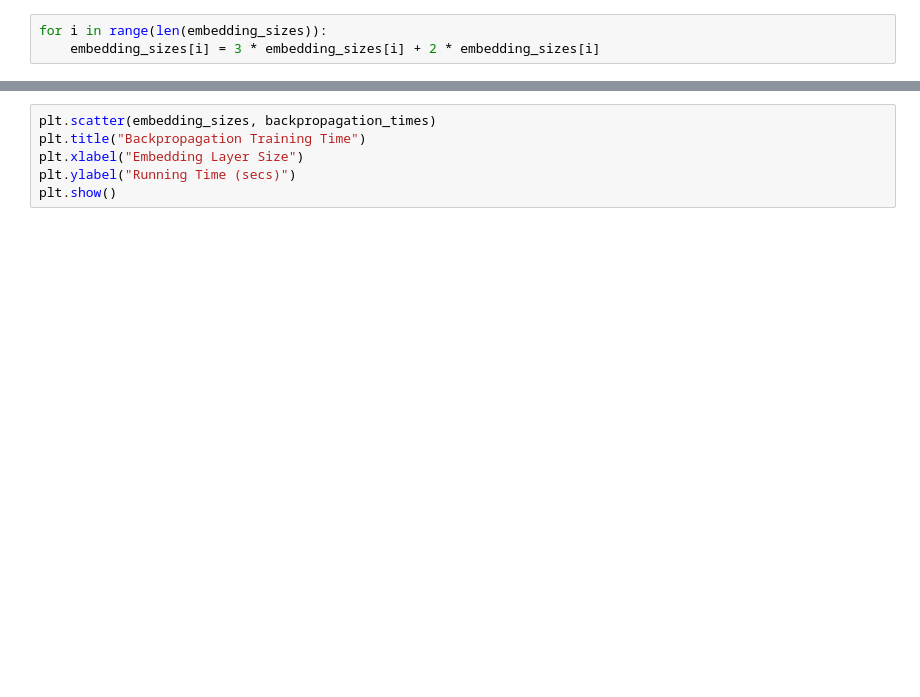
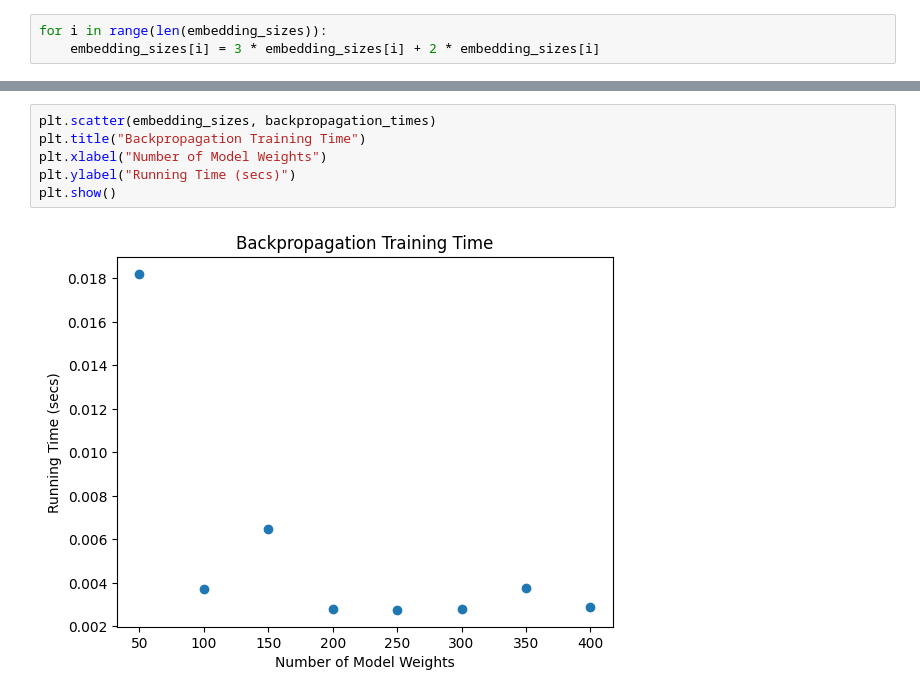
Before and after one commit to charles-ison/smt_solvers_for_neural_network_training, a Jupyter notebook: training.ipynb, the cells around one changed output, grey strips where cells are left out. Saved outputs shown, nothing was run; the diff lists cells and outputs as text; blank space fills up the shorter version.

```diff
--- a/training.ipynb
+++ b/training.ipynb
@@ -241,6 +243,8 @@ plt.show()
 # %%
 plt.scatter(embedding_sizes, backpropagation_times)
 plt.title("Backpropagation Training Time")
-plt.xlabel("Embedding Layer Size")
+plt.xlabel("Number of Model Weights")
 plt.ylabel("Running Time (secs)")
 plt.show()
+# %% [output]
+[figure, added]
```
Also changed, not shown: parts of 7 cells of this notebook.
